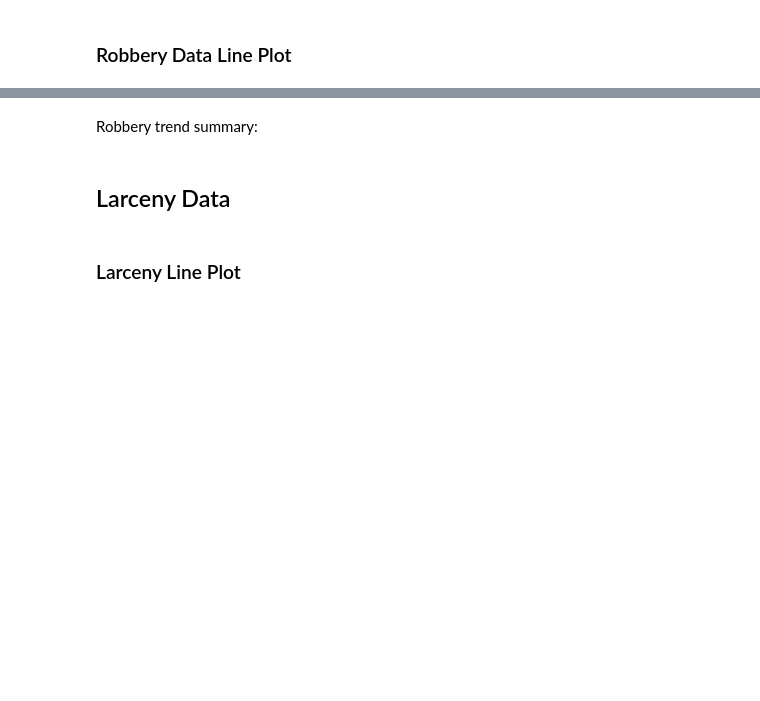
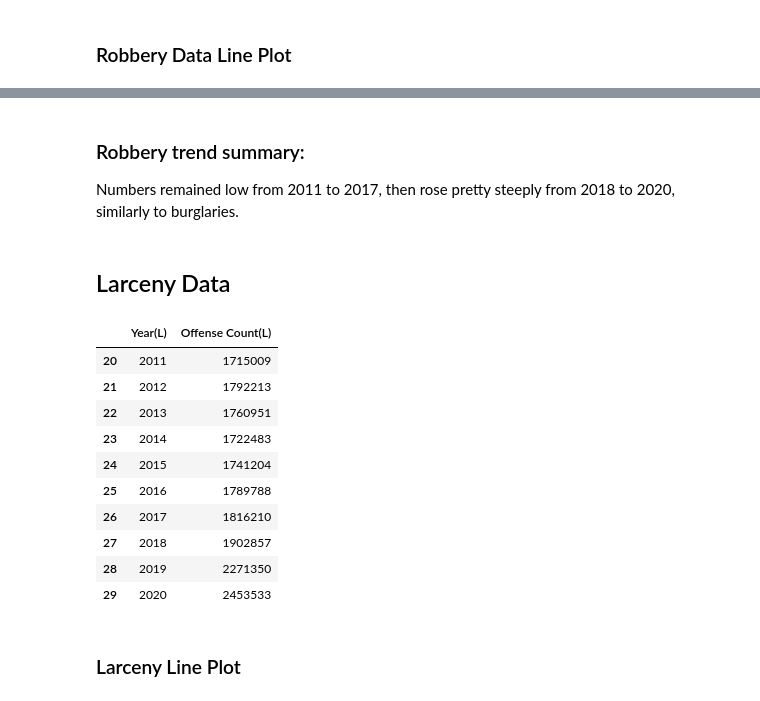
Before and after one commit to HeatherLD/API-Project, a Jupyter notebook: Final_Draft.ipynb, the cells around one changed output, grey strips where cells are left out. Cells and saved outputs as stored; diff of their text form; code cells hidden in the pictures; blank space fills up the shorter version.

```diff
--- a/Final_Draft.ipynb
+++ b/Final_Draft.ipynb
@@ -70,5 +132,6 @@ Burglary trend summary:
 # %% [markdown]
-Robbery trend summary:
+### Robbery trend summary:
+Numbers remained low from 2011 to 2017, then rose pretty steeply from 2018 to 2020, similarly to burglaries.
 # %% [markdown]
 ## Larceny Data
 # %%
@@ -78,2 +147,23 @@ Robbery trend summary:
 # %%
-#csv to dataframe
+#formatting the dataframe, Heather's code (used in stacked bar graph)
+fbi_larceny_ct_df = pd.read_csv('fbi_unformed_larceny_ct_csv.csv')
+fbi_larceny_ct_df = fbi_larceny_ct_df[["offense_count", "data_year"]]
+fbi_larceny_ct_df.rename(columns={"data_year":"Year(L)", "offense_count":"Offense Count(L)"}, inplace=True)
+fbi_larceny_ct_df_srt = fbi_larceny_ct_df.sort_values("Year(L)")
+fbi_larceny_ct_df_final = fbi_larceny_ct_df_srt.groupby("Year(L)").sum()
+fbi_larceny_ct_df_final.reset_index()
+fbi_larceny_ct_df_final.reset_index(inplace = True)
+fbi_larceny_ct_df_final_set = fbi_larceny_ct_df_final[fbi_larceny_ct_df_final["Year(L)"] > 2010]
+fbi_larceny_ct_df_final_set
+# %% [output]
+|  | Year(L) | Offense Count(L) |
+| 20 | 2011 | 1715009 |
+| 21 | 2012 | 1792213 |
+| 22 | 2013 | 1760951 |
+| 23 | 2014 | 1722483 |
+| 24 | 2015 | 1741204 |
+| 25 | 2016 | 1789788 |
+| 26 | 2017 | 1816210 |
+| 27 | 2018 | 1902857 |
+| 28 | 2019 | 2271350 |
+| 29 | 2020 | 2453533 |
```
Also changed, not shown: parts of 24 cells of this notebook, 2 other files.
